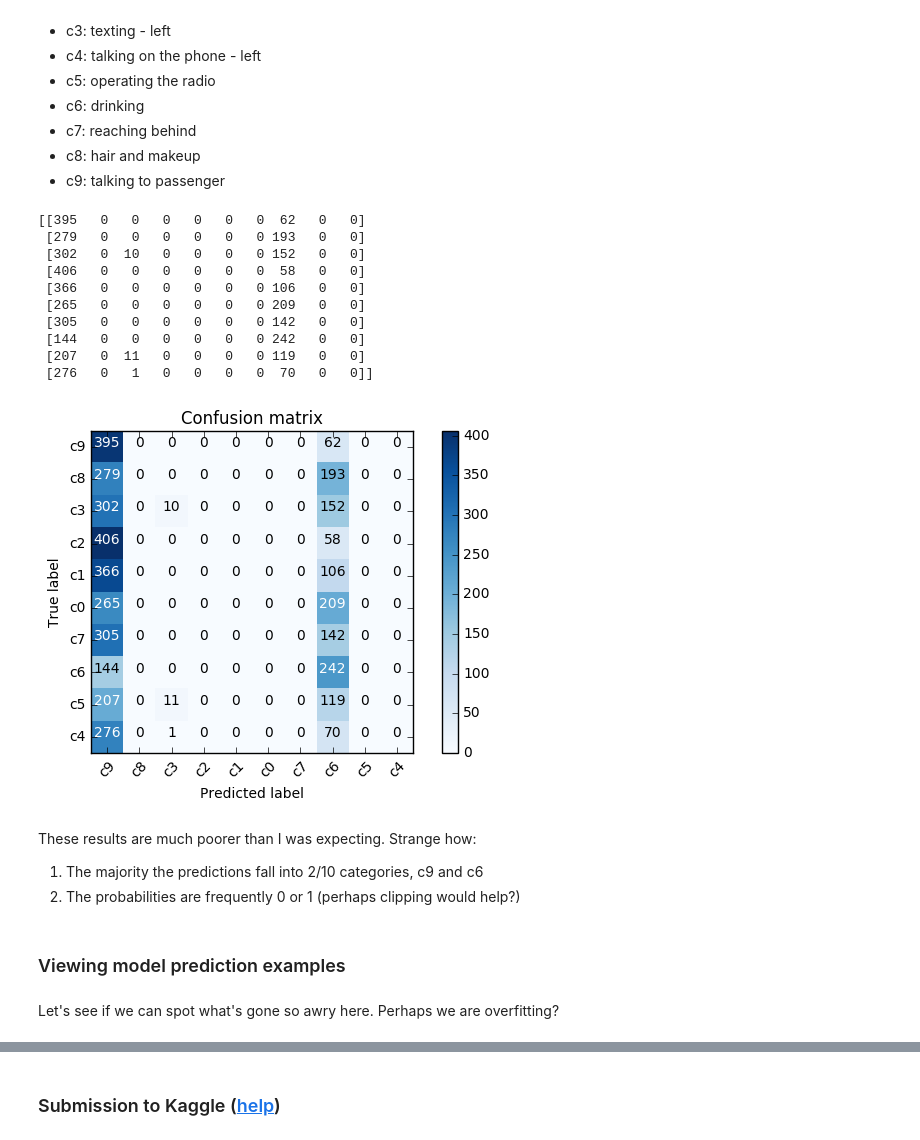
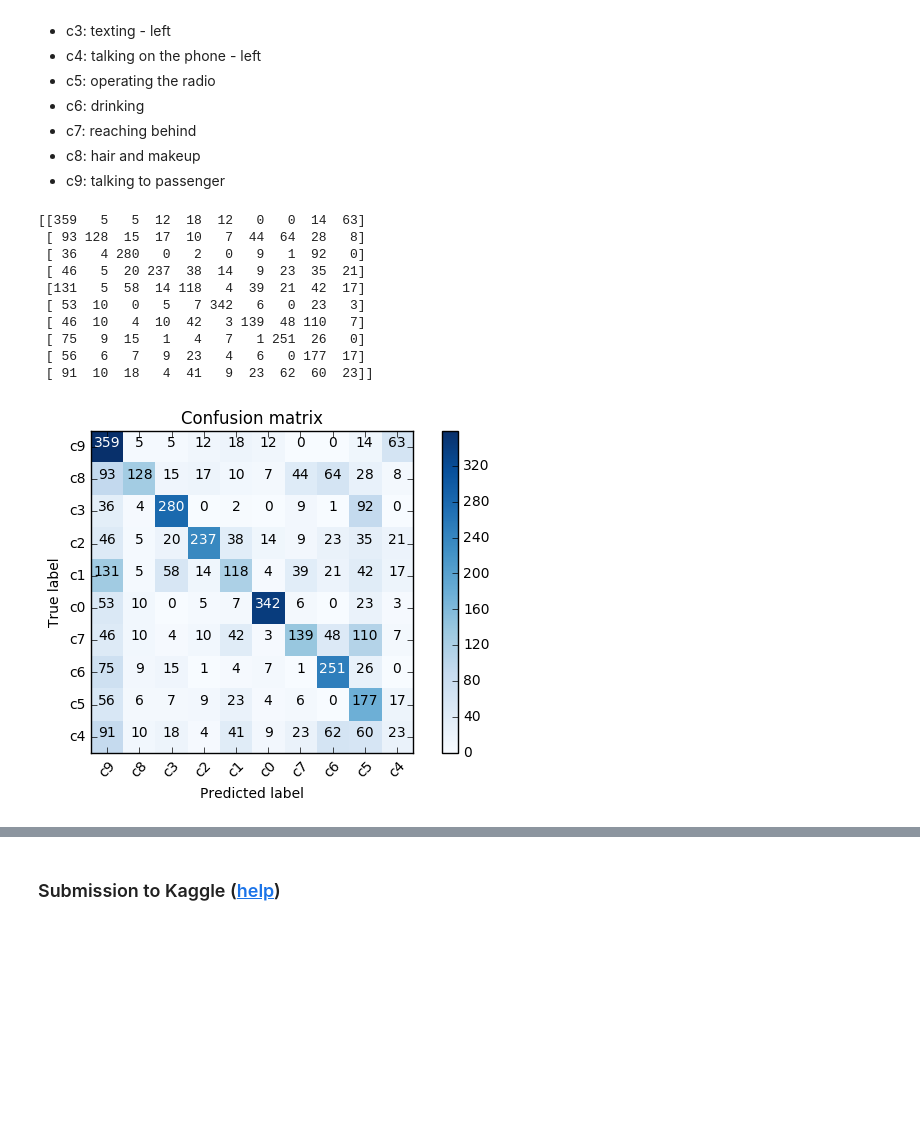
Before and after one commit to iconix/fast.ai, a Jupyter notebook: nbs/lesson2-hmwk.ipynb, the cells around one changed output, grey strips where cells are left out. Cells and saved outputs as stored; diff of their text form; code cells hidden in the pictures; blank space fills up the shorter version.

```diff
--- a/nbs/lesson2-hmwk.ipynb
+++ b/nbs/lesson2-hmwk.ipynb
@@ -158,8 +198,8 @@ Found 18104 images belonging to 10 classes.
 # %% [markdown]
 Let's look at the class data for these batches, in both single-column and one-hot encoded forms
 # %%
-val_classes = val_batches.classes
-trn_classes = trn_batches.classes
+val_classes = val_preprocess.classes
+trn_classes = trn_preprocess.classes
 val_labels = onehot(val_classes)
 trn_labels = onehot(trn_classes)
 # %%
@@ -289,7 +308,8 @@ gen=image.ImageDataGenerator()
 trn_batches = gen.flow(trn_data, trn_labels, batch_size=batch_size, shuffle=True)
 val_batches = gen.flow(val_data, val_labels, batch_size=batch_size, shuffle=False)
 # %%
-model.compile(RMSprop(lr=0.1), loss='categorical_crossentropy', metrics=['accuracy'])
+opt = Adam()
+model.compile(opt, loss='categorical_crossentropy', metrics=['accuracy'])
 # %%
 fit_model(model, trn_batches, val_batches, nb_epoch=3)
 # %% [output]
@@ -308,0 +335,8 @@ model.load_weights(finetune1_path)
+# %%
+layers = model.layers
+# Get the index of the first dense layer...
+first_dense_idx = [index for index,layer in enumerate(layers) if type(layer) is Dense][0]
+# ...and set this and all subsequent layers to trainable
+for layer in layers[first_dense_idx:]: layer.trainable=True
+K.set_value(opt.lr, 0.0001)
+fit_model(model, trn_batches, val_batches, nb_epoch=2)
@@ -309,2 +356,7 @@ model.load_weights(finetune1_path)
+# %%
+finetune2_path = model_path+'finetune2.h5'
+if not os.path.exists(finetune2_path):
+    model.save_weights(finetune2_path)
+model.load_weights(finetune2_path)
 # %% [markdown]
 ### Evaluation
@@ -336,24 +383,16 @@ Class names provided by: https://www.kaggle.com/c/state-farm-distracted-driver-d
 - c8: hair and makeup
 - c9: talking to passenger
 # %%
-plot_confusion_matrix(cm, val_batches.class_indices)
+plot_confusion_matrix(cm, val_preprocess.class_indices)
 # %% [output]
-[[395   0   0   0   0   0   0  62   0   0]
- [279   0   0   0   0   0   0 193   0   0]
- [302   0  10   0   0   0   0 152   0   0]
- [406   0   0   0   0   0   0  58   0   0]
- [366   0   0   0   0   0   0 106   0   0]
- [265   0   0   0   0   0   0 209   0   0]
- [305   0   0   0   0   0   0 142   0   0]
- [144   0   0   0   0   0   0 242   0   0]
- [207   0  11   0   0   0   0 119   0   0]
- [276   0   1   0   0   0   0  70   0   0]]
+[[359   5   5  12  18  12   0   0  14  63]
+ [ 93 128  15  17  10   7  44  64  28   8]
+ [ 36   4 280   0   2   0   9   1  92   0]
+ [ 46   5  20 237  38  14   9  23  35  21]
+ [131   5  58  14 118   4  39  21  42  17]
+ [ 53  10   0   5   7 342   6   0  23   3]
+ [ 46  10   4  10  42   3 139  48 110   7]
+ [ 75   9  15   1   4   7   1 251  26   0]
+ [ 56   6   7   9  23   4   6   0 177  17]
+ [ 91  10  18   4  41   9  23  62  60  23]]
-[figure, old version]
+[figure, new version]
-# %% [markdown]
-These results are much poorer than I was expecting. Strange how:
-1. The majority the predictions fall into 2/10 categories, c9 and c6
-2. The probabilities are frequently 0 or 1 (perhaps clipping would help?)
-# %% [markdown]
-### Viewing model prediction examples
-# %% [markdown]
-Let's see if we can spot what's gone so awry here. Perhaps we are overfitting?
```
Also changed, not shown: parts of 52 cells of this notebook, 5 other files.
